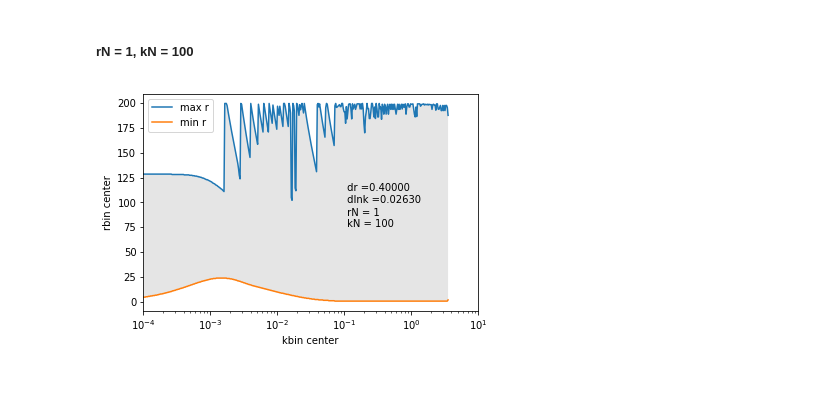
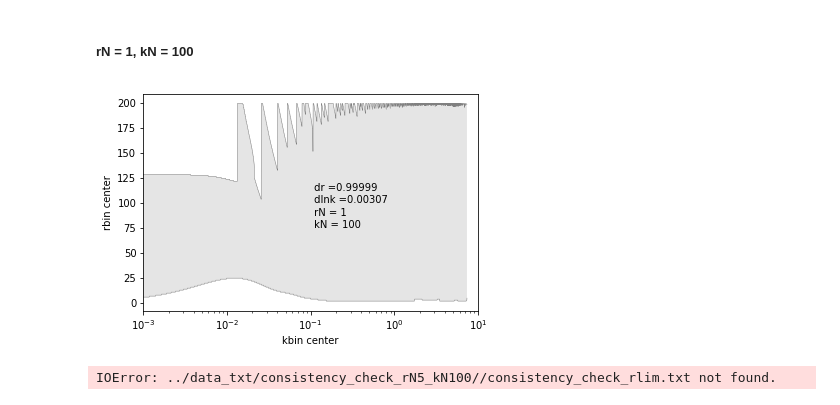
Before and after one commit to sujeong-lee/SNR, a Jupyter notebook: notebook/covariance notebook.ipynb, the cells around one changed output. Cells and saved outputs as stored; diff of their text form; code cells hidden in the pictures.

```diff
--- a/notebook/covariance notebook.ipynb
+++ b/notebook/covariance notebook.ipynb
@@ -21,7 +18,7 @@ The autoreload extension is already loaded. To reload it, use:
 # f = structure growth rate
 # s = velocity dispersion in FoG term
 # nn = shot noise
-cosmo = class_covariance(KMIN=0.0001, KMAX = 50, n=20000, RMIN = 0.001, RMAX = 200, n2 = 501,
+cosmo = class_covariance(KMIN=0.001, KMAX = 10, n=3000, RMIN = 0.001, RMAX = 200, n2 = 41,
                          b = 2.0, f = 0.74, s=0.0, nn=0, rscale = 'lin', kscale='log')
 
 # calling matter power spectrum from camb
@@ -330,23 +443,50 @@ fig.savefig(dir+'fig.png')
 # %% [markdown]
 ##### rN = 1,  kN = 100
 # %%
+rN = 1
+kN = 100
+
 dir = '../data_txt/consistency_check_rN1_kN100/'
 filename = dir+'/consistency_check_rlim.txt'
 kcenter, effec_rmax, effec_rmin = np.loadtxt(filename, unpack=True)
 fig, ax =plt.subplots()
-ax.plot(kcenter, effec_rmax, label='max r')
-ax.plot(kcenter, effec_rmin, label='min r')
+ax.plot(kcenter, effec_rmax, '-', color='grey', linewidth = 0.5)
+ax.plot(kcenter, effec_rmin, '-', color ='grey', linewidth = 0.5)
 ax.fill_between(kcenter, effec_rmax, effec_rmin, where=effec_rmax >= effec_rmin,
                 facecolor='grey', alpha = 0.2, interpolate=True)
 
 ax.set_ylabel('rbin center')
 ax.set_xlabel('kbin center')
-ax.text(0.1, 100, ' dr ={:0.5f}\n dlnk ={:0.5f}'.format(cosmo.dr, cosmo.dlnk_y) )
+ax.text(0.1, 100, ' dr ={:0.5f}\n dlnk ={:0.5f}'.format(cosmo.dr, cosmo.dlnk) )
 ax.text(0.1, 75, ' rN = {}\n kN = {}'.format(rN, kN))
 ax.legend(loc='best')
-ax.set_xlim(1e-04, 10)
+ax.set_xlim(1e-03, 10)
 ax.set_xscale('log')
 
 fig.savefig(dir+'fig.png')
 # %% [output]
-[figure, old version]
+[figure, new version]
+# %%
+rN = 5
+kN = 100
+
+dir = '../data_txt/consistency_check_rN5_kN100/'
+filename = dir+'/consistency_check_rlim.txt'
+kcenter, effec_rmax, effec_rmin = np.loadtxt(filename, unpack=True)
+fig, ax =plt.subplots()
+ax.plot(kcenter, effec_rmax, '-', color='grey', linewidth = 0.5)
+ax.plot(kcenter, effec_rmin, '-', color ='grey', linewidth = 0.5)
+ax.fill_between(kcenter, effec_rmax, effec_rmin, where=effec_rmax >= effec_rmin,
+                facecolor='grey', alpha = 0.2, interpolate=True)
+
+ax.set_ylabel('rbin center')
+ax.set_xlabel('kbin center')
+ax.text(0.1, 100, ' dr ={:0.5f}\n dlnk ={:0.5f}'.format(cosmo.dr, cosmo.dlnk) )
+ax.text(0.1, 75, ' rN = {}\n kN = {}'.format(rN, kN))
+ax.legend(loc='best')
+ax.set_xlim(1e-03, 10)
+ax.set_xscale('log')
+
+fig.savefig(dir+'fig.png')
+# %% [output]
+IOError: ../data_txt/consistency_check_rN5_kN100//consistency_check_rlim.txt not found.
```
Also changed, not shown: parts of 18 cells of this notebook, 4 other files.
